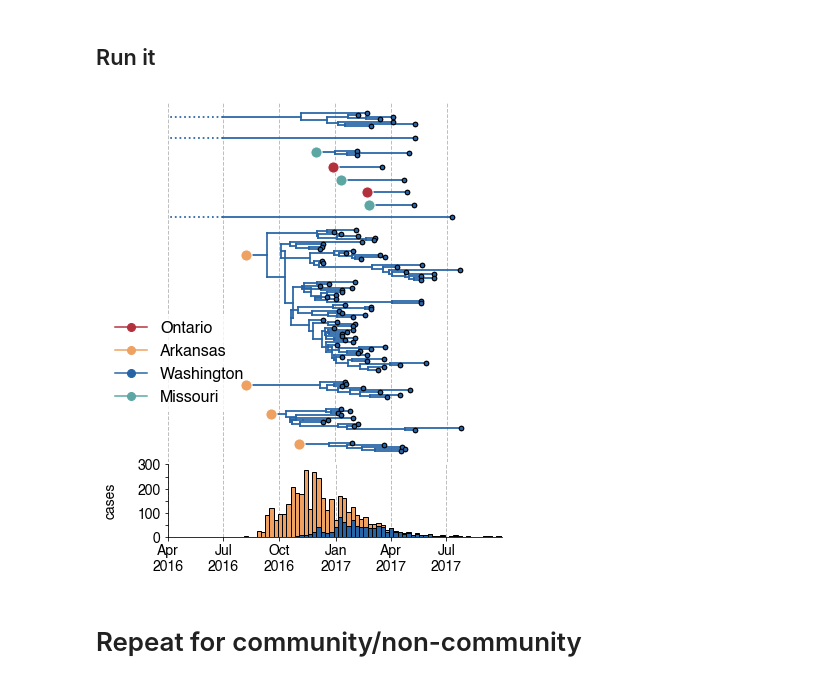
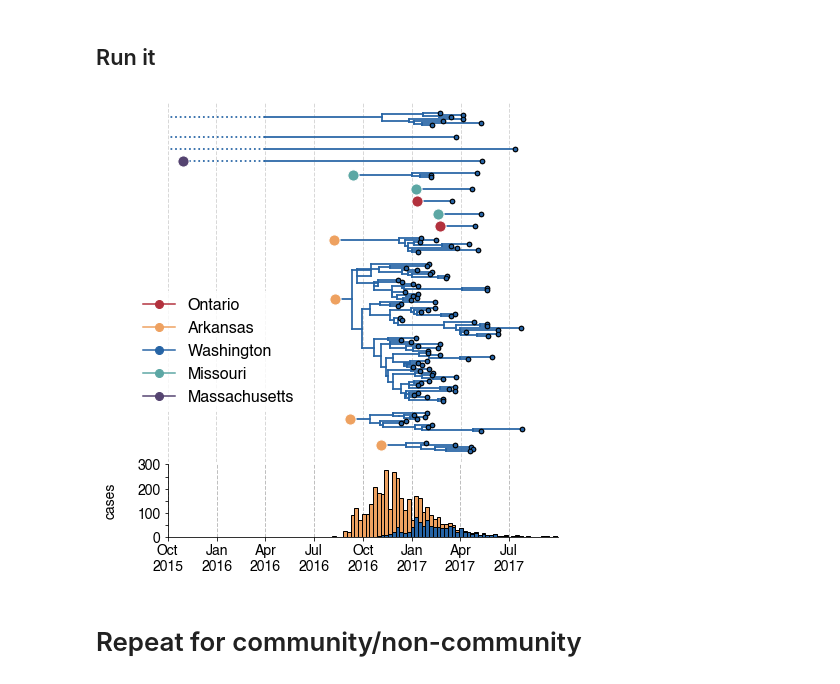
Before and after one commit to blab/mumps-wa-phylodynamics, a Jupyter notebook: phylogeography/plotting-scripts/Plot-exploded-tree-with-case-counts.ipynb, the cells around one changed output. Saved outputs shown, nothing was run; the diff lists cells and outputs as text; code cells hidden in the pictures.

Commit message:
cleaning up exploded tree code

```diff
--- a/phylogeography/plotting-scripts/Plot-exploded-tree-with-case-counts.ipynb
+++ b/phylogeography/plotting-scripts/Plot-exploded-tree-with-case-counts.ipynb
@@ -467,12 +475,12 @@ def order_subtrees_for_plotting(group1,group2):
 
     # sort by origin from oldest to newest
     for i in sorted(group1.keys()):
-        subtree = group1[i]
-        subtype_trees2['washington'].append(subtree)
+        for subtree in group1[i]:
+            subtype_trees2['washington'].append(subtree)
 
     for i in sorted(group2.keys()):
-        subtree = group2[i]
-        subtype_trees2['washington'].append(subtree)
+        for subtree in group2[i]:
+            subtype_trees2['washington'].append(subtree)
 
     return(subtype_trees2)
 # %%
@@ -499,7 +507,7 @@ def plot_exploded_tree(subtype_trees2, filename, cutoff_value, lower_x_limit, da
     for i in np.arange(lower_x_limit, 2018, 0.25):
         dates.append(i)
         date_labels.append(dates_dict[i]['label'])
-    [ax1.axvline(i,ls='--',lw=1,color='grey',zorder=0, alpha=0.5) for i in dates]
+    [ax1.axvline(i,ls='--',lw=1,color='grey',zorder=0, alpha=0.3) for i in dates]
     branchWidth=1.75 ## default branch width
 
     for subtree in reversed(subtype_trees2['washington']): ## iterate over trait values
@@ -564,7 +572,7 @@ def plot_exploded_tree(subtype_trees2, filename, cutoff_value, lower_x_limit, da
     for key in colors_to_plot:
         marker = mlines.Line2D(range(1), range(1), color = colors[key], marker='o', markerfacecolor = colors[key], label = key.replace("_"," ").title(), markersize = 8)
         han_list.append(marker)
-    ax1.legend(handles = han_list, markerfirst = True, edgecolor="white", bbox_to_anchor=[-0.2, 0.12], loc=3, prop={'size': 16}, facecolor='w')
+    ax1.legend(handles = han_list, markerfirst = True, edgecolor="white", bbox_to_anchor=[-0.1, 0.12], loc=3, prop={'size': 16}, facecolor='w')
 
     ax1.xaxis.tick_bottom()
     ax1.yaxis.tick_left()
@@ -609,6 +617,7 @@ def plot_exploded_tree(subtype_trees2, filename, cutoff_value, lower_x_limit, da
     ax2.set_yticks([0,50,100,150,200,250,300])
     ax2.set_yticklabels([0,"",100,"",200,"",300], fontsize=14)
 
+    plt.tight_layout()
     plt.savefig(filename,bbox_inches = 'tight',pad_inches = 0)
     plt.show()
 # %%
@@ -787,12 +774,12 @@ division_order = ["british_columbia","california","new_york","georgia","virginia
                   "north_dakota","massachusetts","missouri","pennsylvania","texas","indiana","ohio","michigan",
                   "new_hampshire","arkansas",'iowa',"kansas","new_jersey","alabama",
                   "louisiana","ontario","montana","wisconsin","north_carolina","illinois"]
-colors_to_plot = ["ontario","arkansas","washington","missouri"]
+colors_to_plot = ["ontario","arkansas","washington","missouri", "massachusetts"]
 
 date = datetime.today().strftime('%Y-%m-%d')
 
-cutoff_value = 2016.5
-lower_x_limit = 2016.25
+cutoff_value = 2016.25
+lower_x_limit = 2015.75 #2016.25
 # %%
 # set path to tree to load
 
@@ -800,26 +787,26 @@ tree_path = "../beast/output/no-metadata/mumps-north-american-seqs-DTA-2020-12-1
 offset = "-mean-26-"
 
 
-output_file_directory = "/Users/lmoncla/Documents/Mumps/paper-and-figure-drafts/individual-PDFs/"
-exploded_tree_output_file_name = output_file_directory+"full-NA-exploded-division-with-casecounts-dotted-skygrid25"+offset+date+".pdf"
-exploded_tree_output_file_name2 = output_file_directory+"full-NA-exploded-division-with-casecounts-dotted-wide-"+offset+date+".pdf"
+output_file_directory = "/Users/lmoncla/Documents/Mumps/paper-and-figure-drafts/eLife-submission-2020-01-08/resubmission-2021-03/figures/individual-PDFs/"
+exploded_tree_output_file_name = output_file_directory+"full-NA-exploded-division-with-casecounts-"+date+".pdf"
+#exploded_tree_output_file_name2 = output_file_directory+"full-NA-exploded-division-with-casecounts-dotted-wide-"+offset+date+".pdf"
 # %%
 tree = bt.loadNexus(tree_path)
 tree.setAbsoluteTime(2018.0)
 # %%
 # run everything
 
 metadata,node_types,node_probs = parse_leaf_and_node_traits(tree)
 subtype_trees = enumerate_subtrees(tree)
 
 group1,group2 = split_subtrees_into_plotting_groups(subtype_trees)
 subtype_trees2 = order_subtrees_for_plotting(group1,group2)
 
 # plot
-plot_exploded_tree(subtype_trees2, exploded_tree_output_file_name,cutoff_value,lower_x_limit,dates_dict,6,8)  # with dotted lines
+plot_exploded_tree(subtype_trees2, exploded_tree_output_file_name,cutoff_value,lower_x_limit,dates_dict,7,8)  # with dotted lines
 #plot_exploded_tree_no_cases(subtype_trees2, exploded_tree_output_file_name2,cutoff_value,lower_x_limit,dates_dict,10,7)  # dotted lines, no case counts
 # %% [output]
-[figure, old version]
+[figure, new version]
 # %% [markdown]
 # Repeat for community/non-community
 # %%
```
Also changed, not shown: parts of 18 cells of this notebook.
